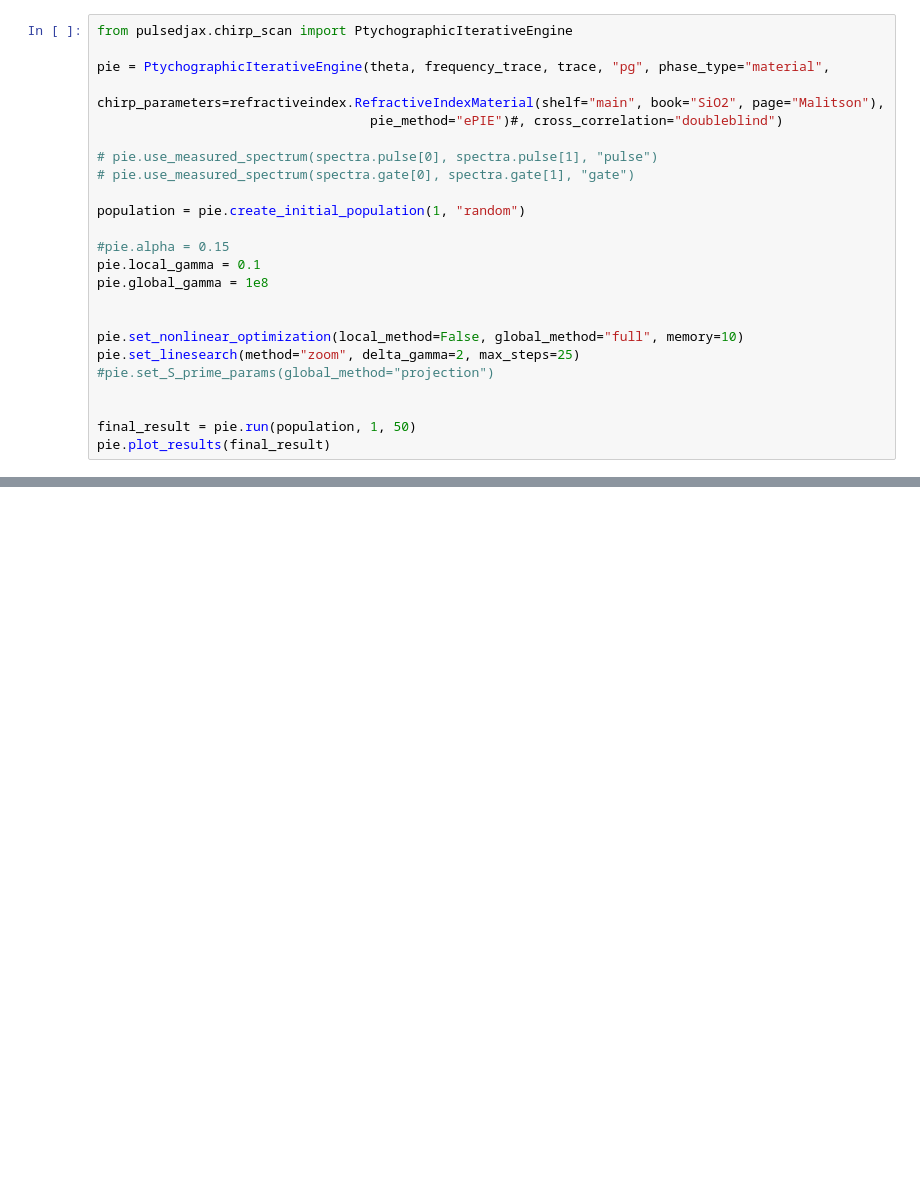
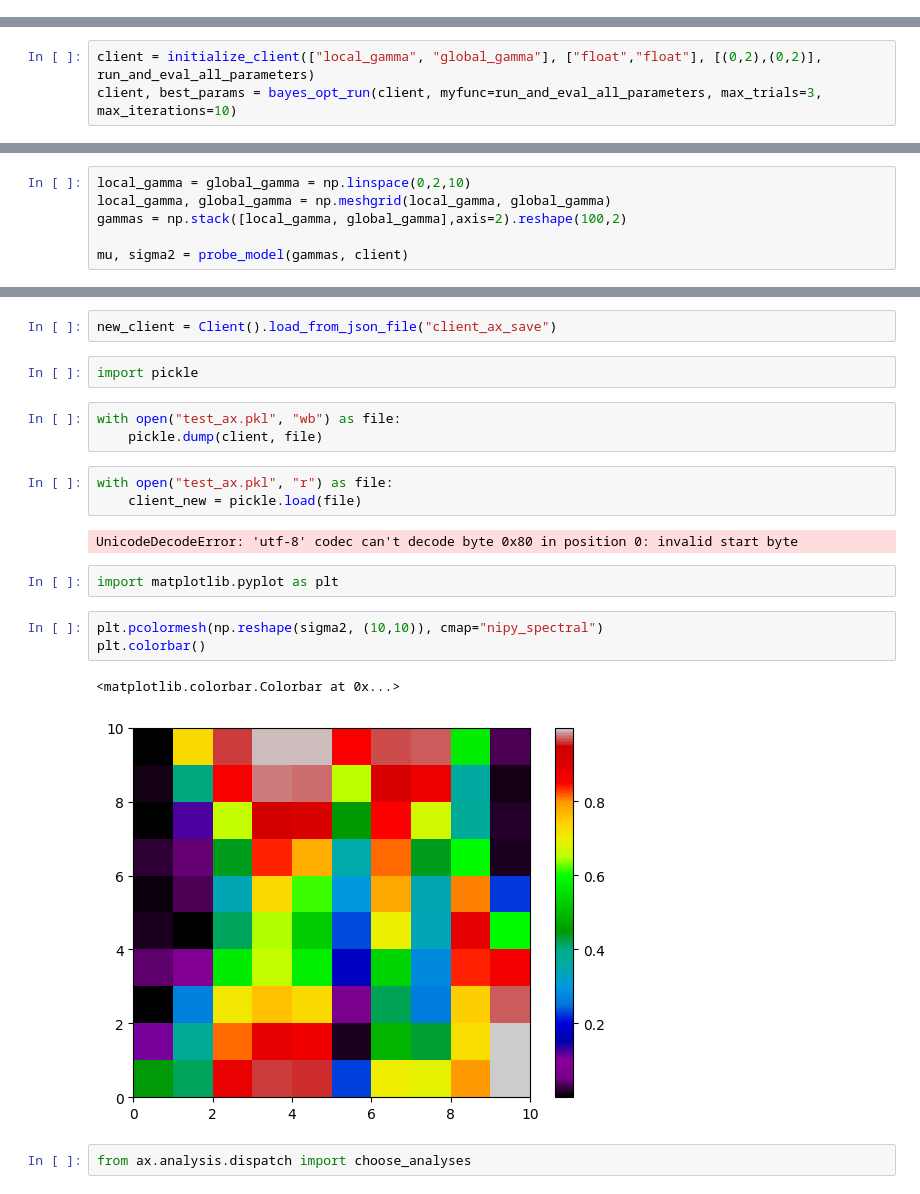
Before and after one commit to matillda123/Pulse-Retrieval-with-JAX, a Jupyter notebook: _usage_example.ipynb, the cells around one changed output, grey strips where cells are left out. Cells and saved outputs as stored; diff of their text form; blank space fills up the shorter version.

Commit message:
setting up bayes_opt

```diff
--- a/_usage_example.ipynb
+++ b/_usage_example.ipynb
@@ -69,24 +20,0 @@ pie.plot_results(final_result)
-# %%
-from pulsedjax.chirp_scan import PtychographicIterativeEngine
-
-pie = PtychographicIterativeEngine(theta, frequency_trace, trace, "pg", phase_type="material",
-                                   chirp_parameters=refractiveindex.RefractiveIndexMaterial(shelf="main", book="SiO2", page="Malitson"),
-                                   pie_method="ePIE")#, cross_correlation="doubleblind")
-
-# pie.use_measured_spectrum(spectra.pulse[0], spectra.pulse[1], "pulse")
-# pie.use_measured_spectrum(spectra.gate[0], spectra.gate[1], "gate")
-
-population = pie.create_initial_population(1, "random")
-
-#pie.alpha = 0.15
-pie.local_gamma = 0.1
-pie.global_gamma = 1e8
-
-
-pie.set_nonlinear_optimization(local_method=False, global_method="full", memory=10)
-pie.set_linesearch(method="zoom", delta_gamma=2, max_steps=25)
-#pie.set_S_prime_params(global_method="projection")
-
-
-final_result = pie.run(population, 1, 50)
-pie.plot_results(final_result)
@@ -94,0 +110,3 @@ pie.plot_results(final_result)
+# %%
+client = initialize_client(["local_gamma", "global_gamma"], ["float","float"], [(0,2),(0,2)], run_and_eval_all_parameters)
+client, best_params = bayes_opt_run(client, myfunc=run_and_eval_all_parameters, max_trials=3, max_iterations=10)
@@ -94,0 +119,6 @@ pie.plot_results(final_result)
+# %%
+local_gamma = global_gamma = np.linspace(0,2,10)
+local_gamma, global_gamma = np.meshgrid(local_gamma, global_gamma)
+gammas = np.stack([local_gamma, global_gamma],axis=2).reshape(100,2)
+
+mu, sigma2 = probe_model(gammas, client)
@@ -94,0 +137,22 @@ pie.plot_results(final_result)
+# %%
+new_client = Client().load_from_json_file("client_ax_save")
+# %%
+import pickle
+# %%
+with open("test_ax.pkl", "wb") as file:
+    pickle.dump(client, file)
+# %%
+with open("test_ax.pkl", "r") as file:
+    client_new = pickle.load(file)
+# %% [output]
+UnicodeDecodeError: 'utf-8' codec can't decode byte 0x80 in position 0: invalid start byte
+# %%
+import matplotlib.pyplot as plt
+# %%
+plt.pcolormesh(np.reshape(sigma2, (10,10)), cmap="nipy_spectral")
+plt.colorbar()
+# %% [output]
+<matplotlib.colorbar.Colorbar at 0x...>
+[figure, added]
+# %%
+from ax.analysis.dispatch import choose_analyses
```
Also changed, not shown: parts of 17 cells of this notebook, 4 other files.
